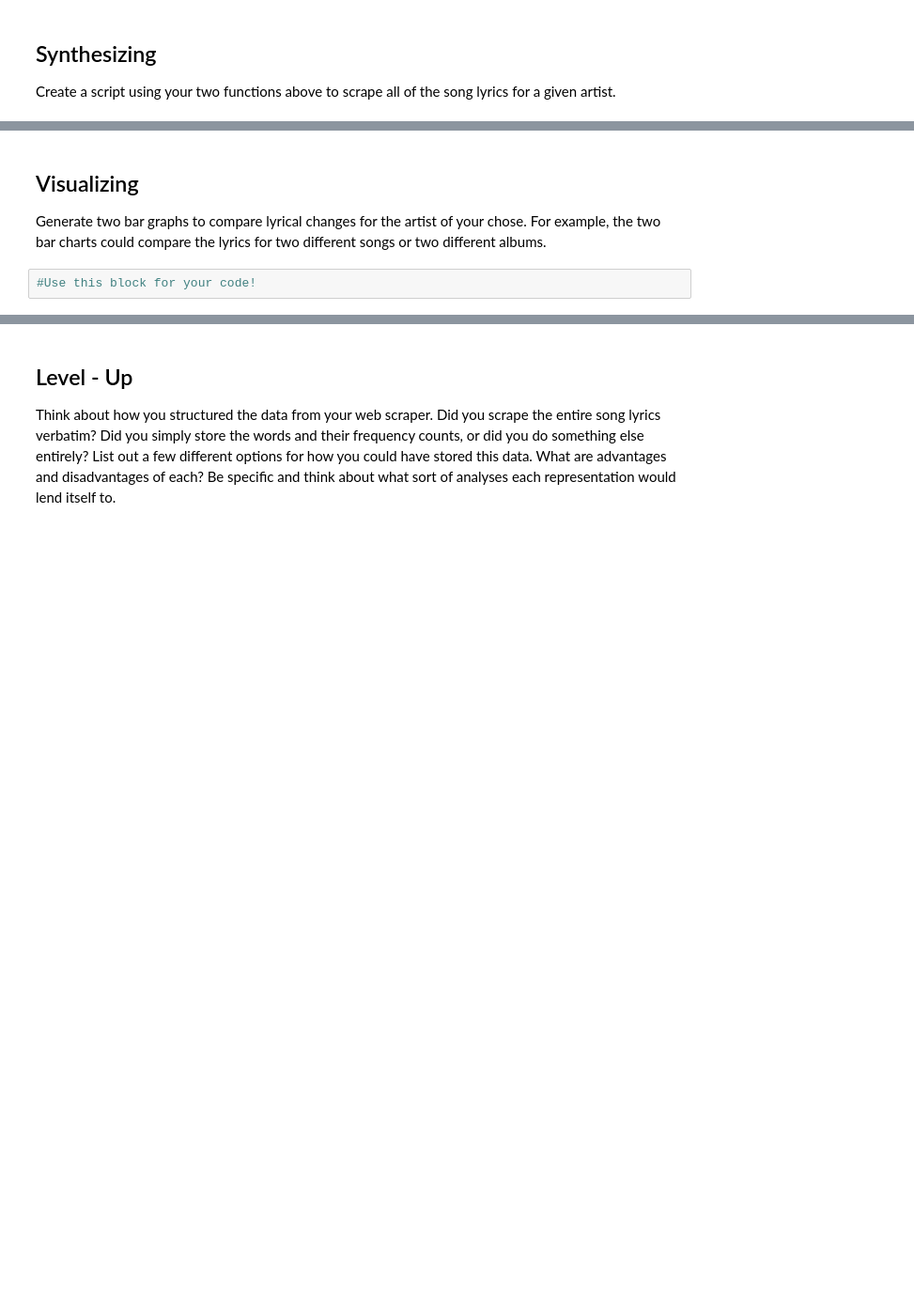
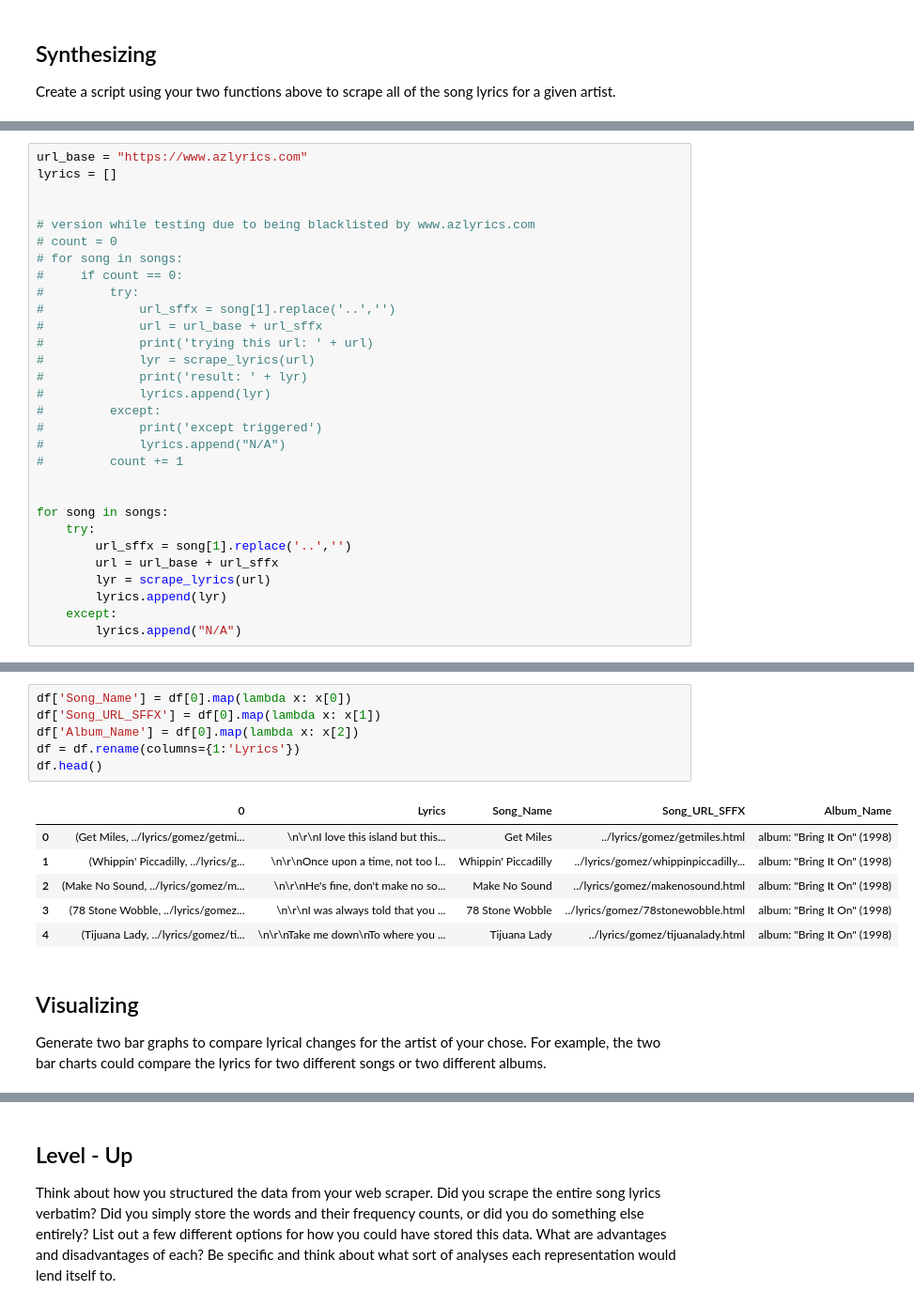
Before and after one commit to giorosati/dsc-2-18-15-web-scraping-with-beautiful-soup-lab-online-ds-pt-100118, a Jupyter notebook: index.ipynb, the cells around one changed output, grey strips where cells are left out. Shown: that part at 94% size. Saved outputs shown, nothing was run; the diff lists cells and outputs as text; blank space fills up the shorter version.

```diff
--- a/index.ipynb
+++ b/index.ipynb
@@ -223,0 +214,30 @@ Create a script using your two functions above to scrape all of the song lyrics
+# %%
+url_base = "https://www.azlyrics.com"
+lyrics = []
+
+
+# version while testing due to being blacklisted by www.azlyrics.com
+# count = 0
+# for song in songs:
+#     if count == 0:
+#         try:
+#             url_sffx = song[1].replace('..','')
+#             url = url_base + url_sffx
+#             print('trying this url: ' + url)
+#             lyr = scrape_lyrics(url)
+#             print('result: ' + lyr)
+#             lyrics.append(lyr)
+#         except:
+#             print('except triggered')
+#             lyrics.append("N/A")
+#         count += 1
+
+
+for song in songs:
+    try:
+        url_sffx = song[1].replace('..','')
+        url = url_base + url_sffx
+        lyr = scrape_lyrics(url)
+        lyrics.append(lyr)
+    except:
+        lyrics.append("N/A")
@@ -224,5 +278,16 @@ Create a script using your two functions above to scrape all of the song lyrics
+# %%
+df['Song_Name'] = df[0].map(lambda x: x[0])
+df['Song_URL_SFFX'] = df[0].map(lambda x: x[1])
+df['Album_Name'] = df[0].map(lambda x: x[2])
+df = df.rename(columns={1:'Lyrics'})
+df.head()
+# %% [output]
+|  | 0 | Lyrics | Song_Name | Song_URL_SFFX | Album_Name |
+| 0 | (Get Miles, ../lyrics/gomez/getmi... | \n\r\nI love this island but this... | Get Miles | ../lyrics/gomez/getmiles.html | album: "Bring It On" (1998) |
+| 1 | (Whippin' Piccadilly, ../lyrics/g... | \n\r\nOnce upon a time, not too l... | Whippin' Piccadilly | ../lyrics/gomez/whippinpiccadilly... | album: "Bring It On" (1998) |
+| 2 | (Make No Sound, ../lyrics/gomez/m... | \n\r\nHe's fine, don't make no so... | Make No Sound | ../lyrics/gomez/makenosound.html | album: "Bring It On" (1998) |
+| 3 | (78 Stone Wobble, ../lyrics/gomez... | \n\r\nI was always told that you ... | 78 Stone Wobble | ../lyrics/gomez/78stonewobble.html | album: "Bring It On" (1998) |
+| 4 | (Tijuana Lady, ../lyrics/gomez/ti... | \n\r\nTake me down\nTo where you ... | Tijuana Lady | ../lyrics/gomez/tijuanalady.html | album: "Bring It On" (1998) |
 # %% [markdown]
 ## Visualizing
 Generate two bar graphs to compare lyrical changes for the artist of your chose. For example, the two bar charts could compare the lyrics for two different songs or two different albums.
-# %%
-#Use this block for your code!
```
Also changed, not shown: parts of 21 cells of this notebook, 1 other file.
